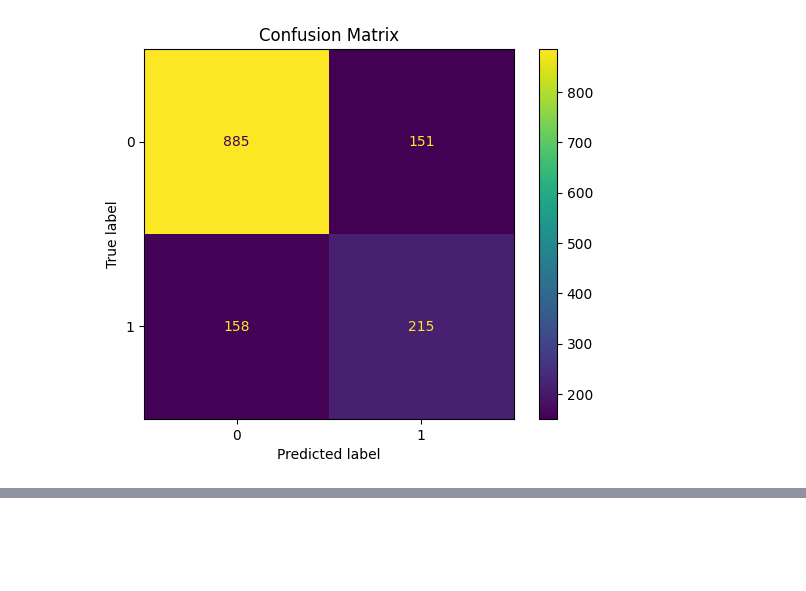
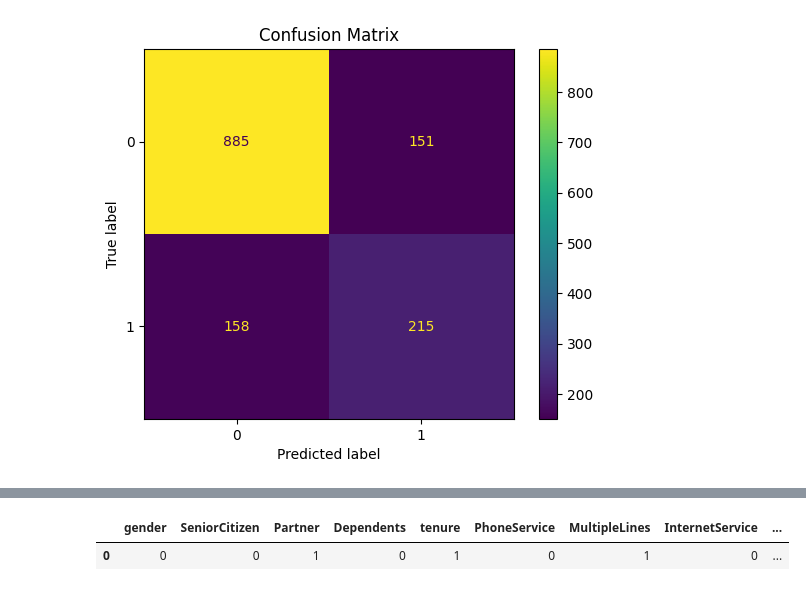
Before and after one commit to NgocAnhNguyen-0601/Customer-Churn, a Jupyter notebook: Customer_Churn_Forecast.ipynb, the cells around one changed output, grey strips where cells are left out. Cells and saved outputs as stored; diff of their text form; code cells hidden in the pictures; blank space fills up the shorter version.

Commit message:
Model Prediction

```diff
--- a/Customer_Churn_Forecast.ipynb
+++ b/Customer_Churn_Forecast.ipynb
@@ -732,0 +763,7 @@ with open ("customer_churn_model.pkl", "wb") as f:
+# %%
+# Load the saved model and the feature names
+with open ("customer_churn_model.pkl", "rb") as f :
+  model_data = pickle.load(f)
+
+loaded_model = model_data["model"]
+feature_names = model_data["features_names"]
@@ -732,0 +778,35 @@ with open ("customer_churn_model.pkl", "wb") as f:
+# %%
+input_data = {
+    "gender": "Female",
+    "SeniorCitizen": 0,
+    "Partner": "Yes",
+    "Dependents": "No",
+    "tenure": 1,
+    "PhoneService": "No",
+    "MultipleLines": "No phone service",
+    "InternetService": "DSL",
+    "OnlineSecurity": "No",
+    "OnlineBackup": "Yes",
+    "DeviceProtection": "No",
+    "TechSupport": "No",
+    "StreamingTV": "No",
+    "StreamingMovies": "No",
+    "Contract": "Month-to-month",
+    "PaperlessBilling": "Yes",
+    "PaymentMethod": "Electronic check",
+    "MonthlyCharges": 29.85,
+    "TotalCharges": 29.85,
+    "Churn": "No"
+}
+
+input_data_df = pd.DataFrame([input_data])
+
+with open("encoder.pkl", "rb") as f:
+  encoders = pickle.load(f)
+
+print(df.head())
+
+# Encode categorical features using the saved encoders:
+
+for column, encoder in encoders.items():
+  input_data_df[column] = encoder.transform(input_data_df[column])
@@ -732,0 +831,5 @@ with open ("customer_churn_model.pkl", "wb") as f:
+# %%
+input_data_df.head()
+# %% [output]
+|  | gender | SeniorCitizen | Partner | Dependents | tenure | PhoneService | MultipleLines | InternetService | ... |
+| 0 | 0 | 0 | 1 | 0 | 1 | 0 | 1 | 0 | ... |
```
Also changed, not shown: parts of 8 cells of this notebook.
